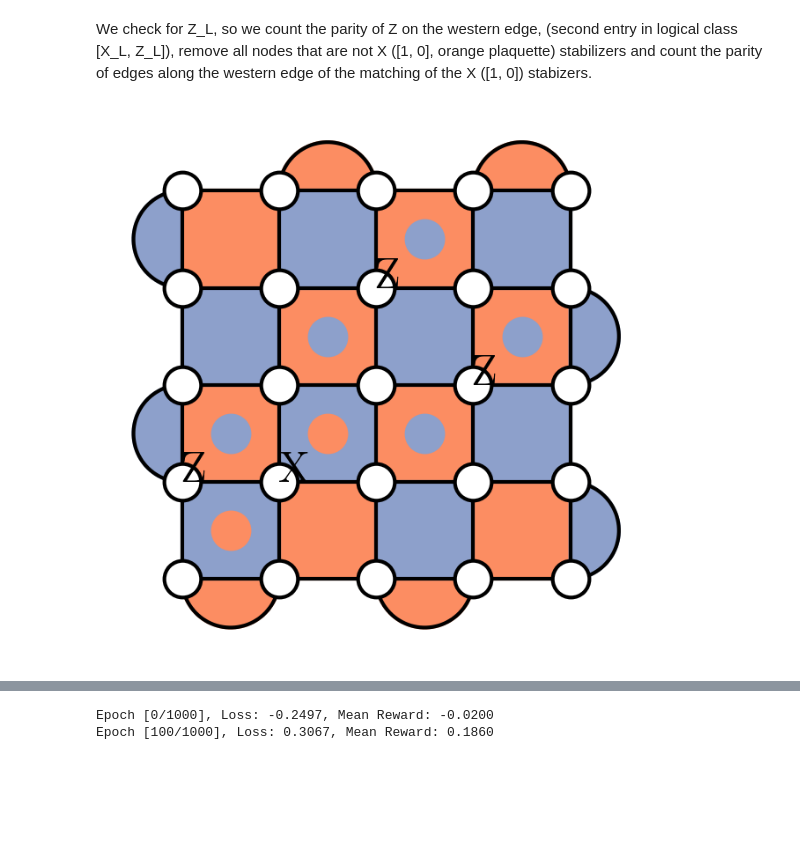
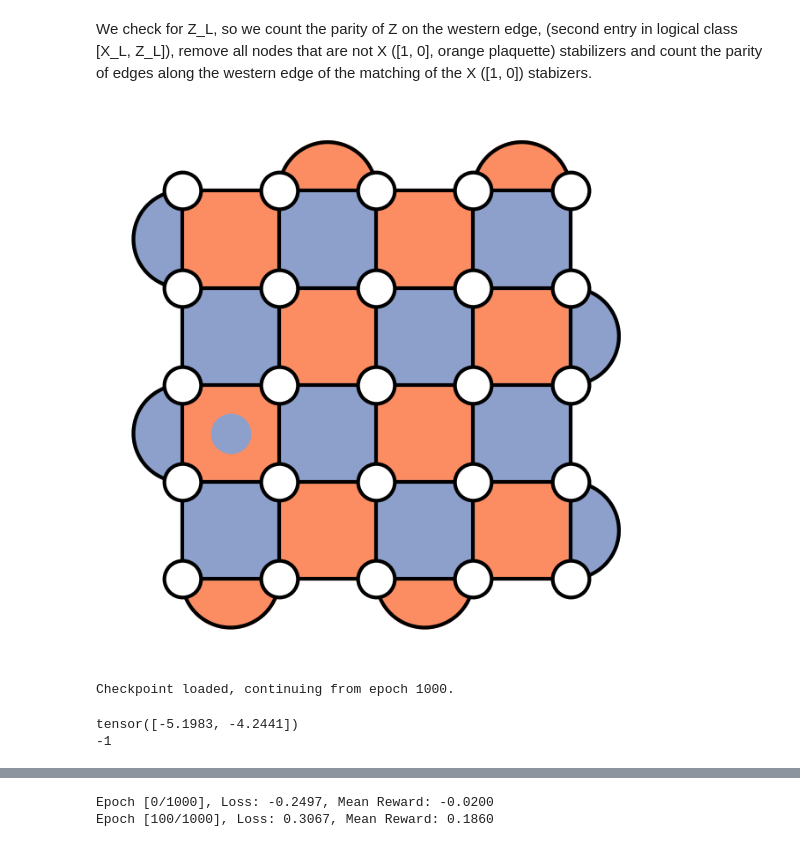
Before and after one commit to LangeMoritz/neural_matching, a Jupyter notebook: build_decoder.ipynb, the cells around one changed output, grey strips where cells are left out. Cells and saved outputs as stored; diff of their text form; code cells hidden in the pictures; blank space fills up the shorter version.

Commit message:
checked range of edge weights without sigmoid

```diff
--- a/build_decoder.ipynb
+++ b/build_decoder.ipynb
@@ -149,7 +162,7 @@ result_matrix[d_check, p_check]
 array([0.0461])
 # %%
 p = 0.1
-d = 9
+d = 5
 code = RotatedCode(d)
 # %%
 test_set_size = 10000
@@ -188,25 +201,21 @@ random_correct = n_nontrivial_test_samples / 2
 # %% [markdown]
 We check for Z_L, so we count the parity of Z on the western edge, (second entry in logical class [X_L, Z_L]), remove all nodes that are not X ([1, 0], orange plaquette) stabilizers and count the parity of edges along the western edge of the matching of the X ([1, 0]) stabizers.
-# %%
-error = code.generate_error_chain(p)
-eq_class = code.get_eq_class(error)
-syndrome = code.get_syndrome(error)
-fig, ax = plt.subplots()
-code.plot_syndrome(syndrome=syndrome, error=error, ax=ax)
-# %% [output]
-[figure, removed]
+# %%
+d = 5
+code = RotatedCode(d)
 # %%
-def get_syndrome_graph(code, p):
+def get_syndrome_graph(code, p, ax):
     error = code.generate_error_chain(p)
     eq_class = code.get_eq_class(error)
-    y = torch.tensor(eq_class[1], dtype=torch.float32) # the parity of Z errors on the western edge
+    y = torch.tensor(0, dtype=torch.float32) # the parity of Z errors on the western edge
     syndrome = code.get_syndrome(error)
-    # syndrome = np.array([[0, 0, 0, 0, 1, 0],
-    #                      [0, 0, 0, 0, 0, 0],
-    #                      [0, 0, 0, 0, 0, 0],
-    #                      [0, 0, 0, 1, 0, 0],
-    #                      [0, 0, 0, 0, 1, 0],
-    #                      [1, 0, 0, 0, 0, 0]])
+    syndrome = np.array([[0, 0, 0, 0, 0, 0],
+                         [0, 0, 0, 0, 0, 0],
+                         [0, 0, 0, 0, 0, 0],
+                         [0, 1, 0, 0, 0, 0],
+                         [0, 0, 0, 0, 0, 0],
+                         [0, 0, 0, 0, 0, 0]])
+    code.plot_syndrome(syndrome=syndrome, error=error, ax=ax)
     # check number of X stabilizers:
     if np.sum(syndrome == 1) == 0:
         return None
@@ -215,4 +224,4 @@ def get_syndrome_graph(code, p):
         edge_index, edge_attr = get_edges(node_features)
         graph = Data(x = node_features, edge_index = edge_index, edge_attr = edge_attr, y = y)
 
-        return graph, syndrome, error
+        return graph
@@ -233,0 +228,5 @@ while len(graph_list) < num_samples:
+# %%
+fig, ax = plt.subplots()
+data = get_syndrome_graph(code, p, ax)
+# %% [output]
+[figure, added]
@@ -233,0 +235,24 @@ while len(graph_list) < num_samples:
+# %%
+name = ("d_" + str(d) + "_p_" + "0p5")
+# current_datetime = datetime.now().strftime("%y%m%d-%H%M%S")
+# name = name + current_datetime
+checkpoint_path = 'saved_models/gcn_4_64_64_mlp_129_256_64/' + name + '.pt'
+start_epoch = 0
+try:
+    checkpoint = torch.load(checkpoint_path, weights_only=True)
+    start_epoch = checkpoint['epoch']  # Get the epoch from checkpoint
+    model.load_state_dict(checkpoint['model_state_dict'])  # Load model weights
+    print(f"Checkpoint loaded, continuing from epoch {start_epoch}.")
+except FileNotFoundError:
+    print("No checkpoint found, starting from scratch.")
+# %% [output]
+Checkpoint loaded, continuing from epoch 1000.
+# %%
+with torch.no_grad():
+    edge_index, edge_weights_mean, num_real_nodes, num_boundary_nodes = \
+                model(data.x, data.edge_index, data.edge_attr)
+    print(edge_weights_mean)
+    print(compute_mwpm_reward(edge_index, edge_weights_mean, num_real_nodes,num_boundary_nodes, data.y))
+# %% [output]
+tensor([-5.1983, -4.2441])
+-1
```
Also changed, not shown: parts of 11 cells of this notebook, 3 other files.
